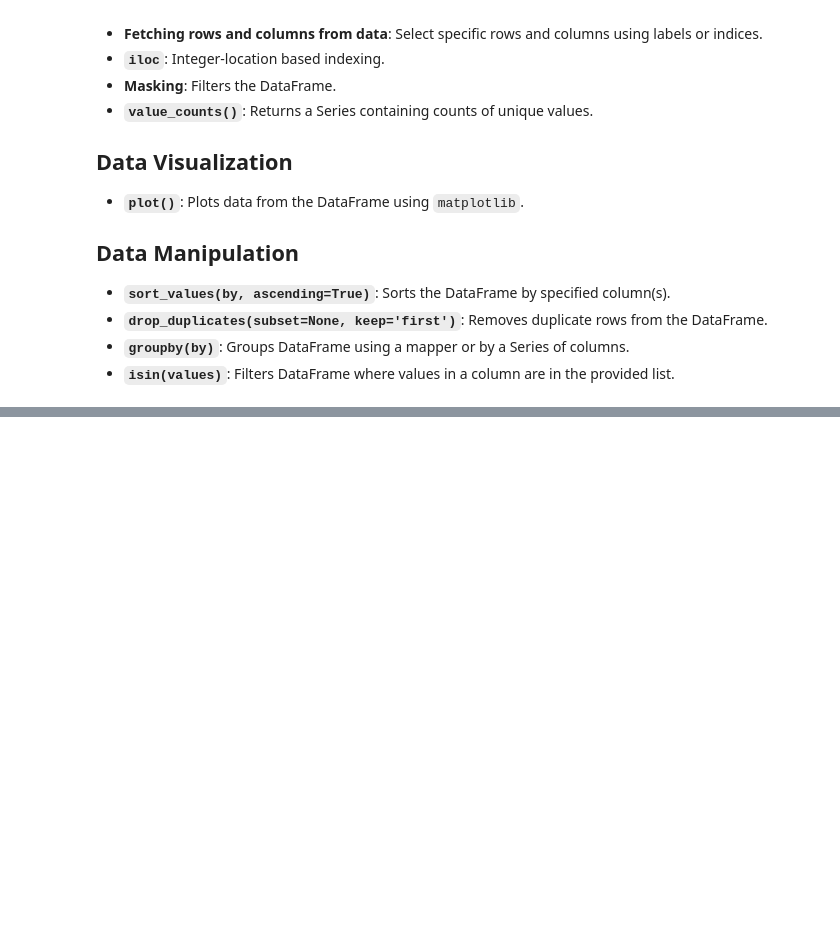
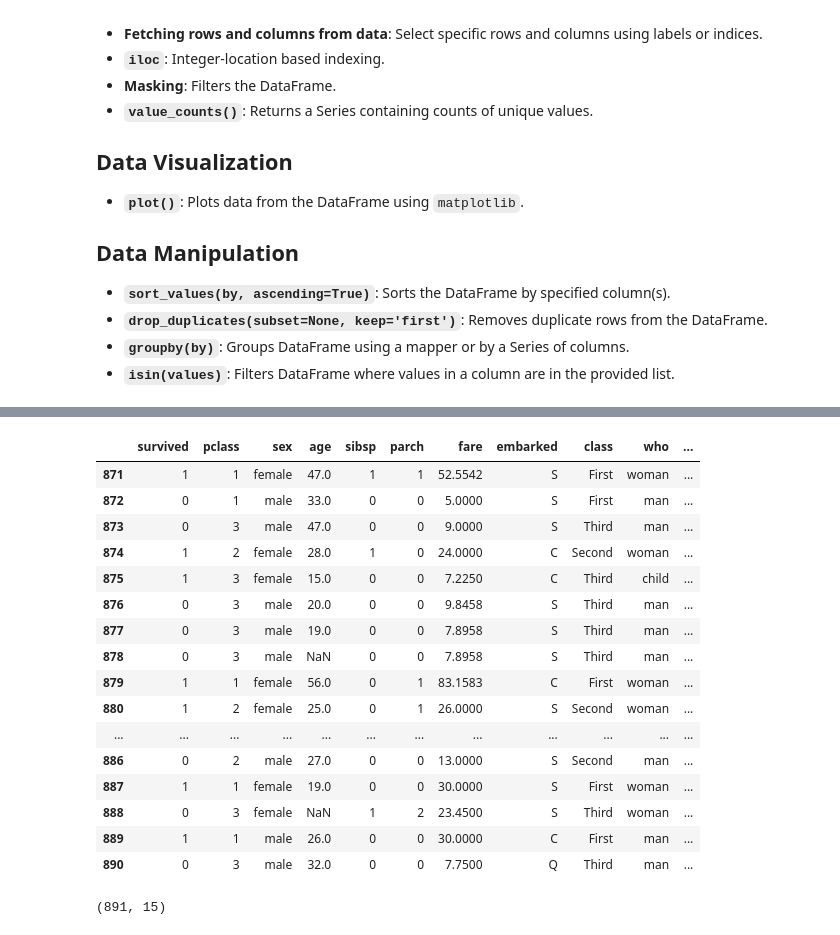
Before and after one commit to arhamansari11/Machine_Learning, a Jupyter notebook: 14-Pandas/Pandas.ipynb, the cells around one changed output, grey strips where cells are left out. Saved outputs shown, nothing was run; the diff lists cells and outputs as text; code cells hidden in the pictures; blank space fills up the shorter version.

```diff
--- a/14-Pandas/Pandas.ipynb
+++ b/14-Pandas/Pandas.ipynb
@@ -51,0 +66,24 @@ df
+# %%
+df.tail(20)
+# %% [output]
+|  | survived | pclass | sex | age | sibsp | parch | fare | embarked | class | who | ... |
+| 871 | 1 | 1 | female | 47.0 | 1 | 1 | 52.5542 | S | First | woman | ... |
+| 872 | 0 | 1 | male | 33.0 | 0 | 0 | 5.0000 | S | First | man | ... |
+| 873 | 0 | 3 | male | 47.0 | 0 | 0 | 9.0000 | S | Third | man | ... |
+| 874 | 1 | 2 | female | 28.0 | 1 | 0 | 24.0000 | C | Second | woman | ... |
+| 875 | 1 | 3 | female | 15.0 | 0 | 0 | 7.2250 | C | Third | child | ... |
+| 876 | 0 | 3 | male | 20.0 | 0 | 0 | 9.8458 | S | Third | man | ... |
+| 877 | 0 | 3 | male | 19.0 | 0 | 0 | 7.8958 | S | Third | man | ... |
+| 878 | 0 | 3 | male | NaN | 0 | 0 | 7.8958 | S | Third | man | ... |
+| 879 | 1 | 1 | female | 56.0 | 0 | 1 | 83.1583 | C | First | woman | ... |
+| 880 | 1 | 2 | female | 25.0 | 0 | 1 | 26.0000 | S | Second | woman | ... |
+| ... | ... | ... | ... | ... | ... | ... | ... | ... | ... | ... | ... |
+| 886 | 0 | 2 | male | 27.0 | 0 | 0 | 13.0000 | S | Second | man | ... |
+| 887 | 1 | 1 | female | 19.0 | 0 | 0 | 30.0000 | S | First | woman | ... |
+| 888 | 0 | 3 | female | NaN | 1 | 2 | 23.4500 | S | Third | woman | ... |
+| 889 | 1 | 1 | male | 26.0 | 0 | 0 | 30.0000 | C | First | man | ... |
+| 890 | 0 | 3 | male | 32.0 | 0 | 0 | 7.7500 | Q | Third | man | ... |
+# %%
+df.shape
+# %% [output]
+(891, 15)
```
Also changed, not shown: parts of 12 cells of this notebook.
